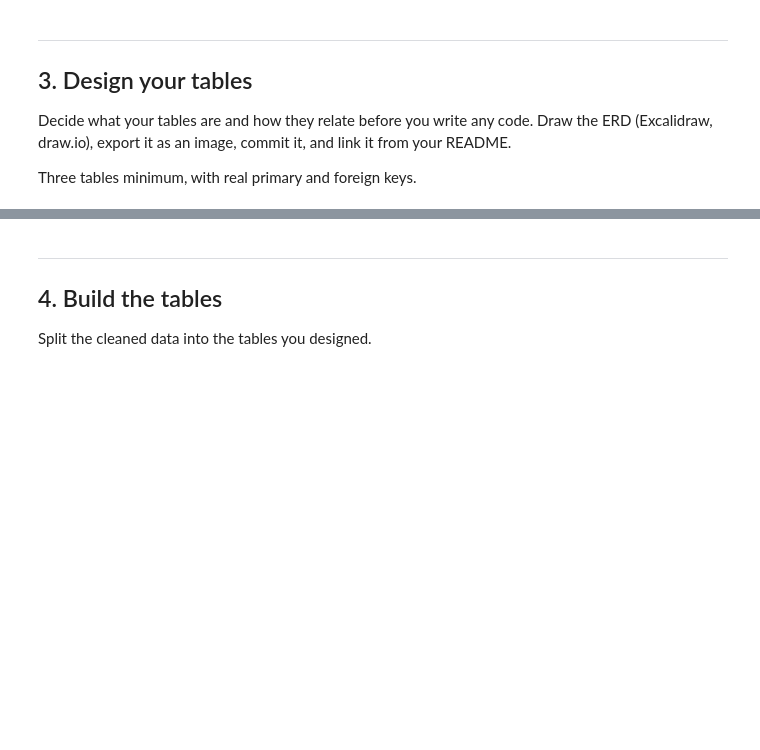
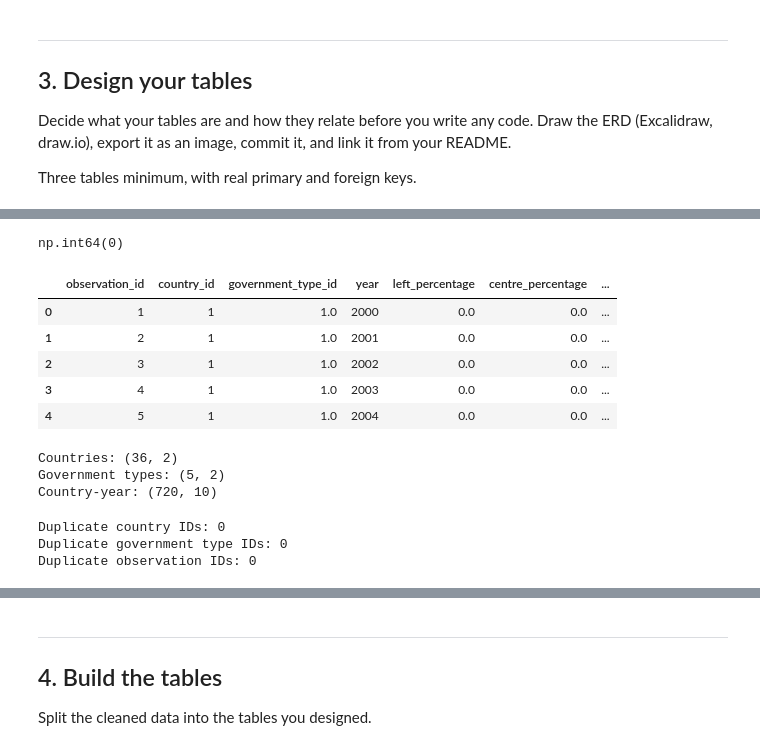
Before and after one commit to rekha-cyber/rekha_branch, a Jupyter notebook: notebooks/02_processing.ipynb, the cells around one changed output, grey strips where cells are left out. Cells and saved outputs as stored; diff of their text form; code cells hidden in the pictures; blank space fills up the shorter version.

```diff
--- a/notebooks/02_processing.ipynb
+++ b/notebooks/02_processing.ipynb
@@ -65,0 +254,7 @@ Three tables minimum, with real primary and foreign keys.
+# %%
+df_clean = df_clean.merge(
+    countries,
+    left_on="country",
+    right_on="country_name",
+    how="left"
+)
@@ -65,0 +272,68 @@ Three tables minimum, with real primary and foreign keys.
+# %%
+df_clean["country_id"].isna().sum()
+# %% [output]
+np.int64(0)
+# %%
+country_year = df_clean[
+    [
+        "country_id",
+        "government_type",
+        "year",
+        "left_percentage",
+        "centre_percentage",
+        "right_percentage",
+        "gdp_growth",
+        "unemployment",
+        "inflation"
+    ]
+].copy()
+# %%
+country_year = country_year.rename(
+    columns={
+        "government_type": "government_type_id"
+    }
+)
+# %%
+country_year = country_year.reset_index(drop=True)
+
+country_year.insert(
+    0,
+    "observation_id",
+    country_year.index + 1
+)
+# %%
+country_year.head()
+# %% [output]
+|  | observation_id | country_id | government_type_id | year | left_percentage | centre_percentage | ... |
+| 0 | 1 | 1 | 1.0 | 2000 | 0.0 | 0.0 | ... |
+| 1 | 2 | 1 | 1.0 | 2001 | 0.0 | 0.0 | ... |
+| 2 | 3 | 1 | 1.0 | 2002 | 0.0 | 0.0 | ... |
+| 3 | 4 | 1 | 1.0 | 2003 | 0.0 | 0.0 | ... |
+| 4 | 5 | 1 | 1.0 | 2004 | 0.0 | 0.0 | ... |
+# %%
+print("Countries:", countries.shape)
+print("Government types:", government_types.shape)
+print("Country-year:", country_year.shape)
+# %% [output]
+Countries: (36, 2)
+Government types: (5, 2)
+Country-year: (720, 10)
+# %%
+print(
+    "Duplicate country IDs:",
+    countries["country_id"].duplicated().sum()
+)
+
+print(
+    "Duplicate government type IDs:",
+    government_types["government_type_id"].duplicated().sum()
+)
+
+print(
+    "Duplicate observation IDs:",
+    country_year["observation_id"].duplicated().sum()
+)
+# %% [output]
+Duplicate country IDs: 0
+Duplicate government type IDs: 0
+Duplicate observation IDs: 0
```
Also changed, not shown: parts of 38 cells of this notebook.
